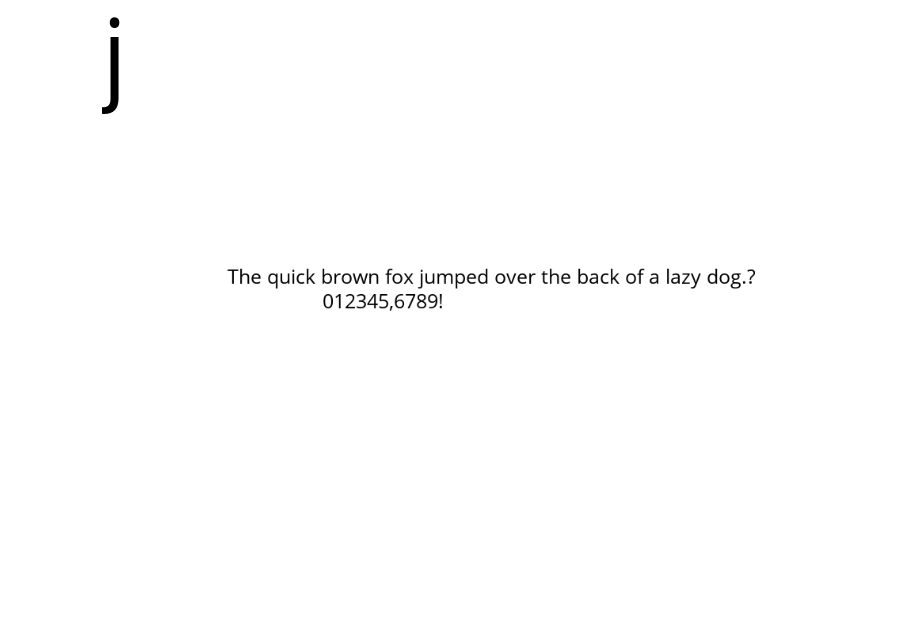
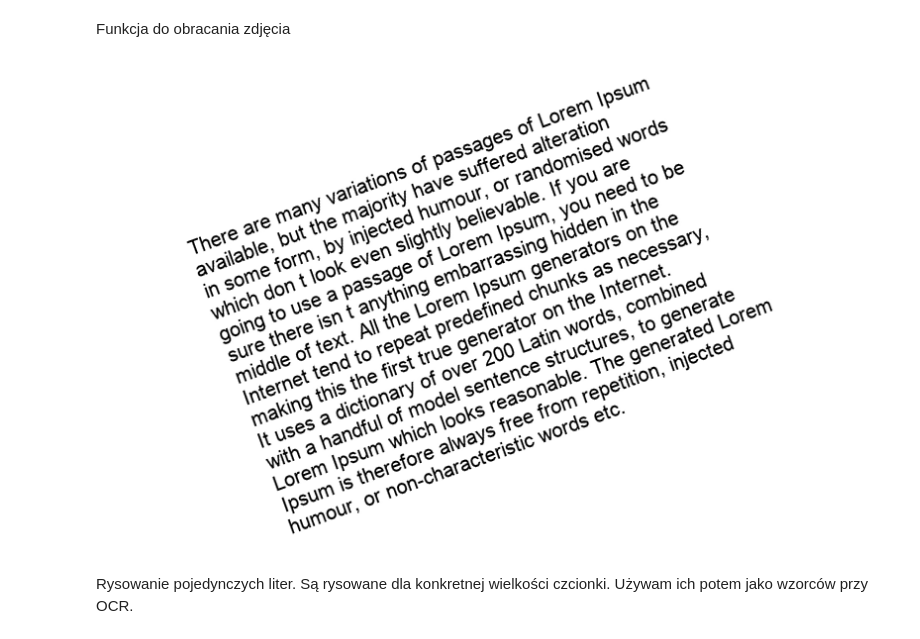
Before and after one commit to michal200292/Numericke-metody, a Jupyter notebook: lab9/zad2/OCR.ipynb, the cells around one changed output. Drawn from its saved outputs; the diff is of its cells as text; code cells hidden in the pictures; blank space fills up the shorter version.

```diff
--- a/lab9/zad2/OCR.ipynb
+++ b/lab9/zad2/OCR.ipynb
@@ -51,0 +51,2 @@ def draw_single_character(char, font_size, font='arial', show=False):
+# %%
+characters = string.ascii_uppercase + string.ascii_lowercase + string.digits + ".,?!/-~"
@@ -51,0 +55,21 @@ def draw_single_character(char, font_size, font='arial', show=False):
+# %%
+def filter_text(text):
+    return "".join(list(map(lambda x: x if x in characters or x == '\n' else " ", text)))
+# %%
+txt = '''There are many variations of passages of Lorem Ipsum
+available, but the majority have suffered alteration
+in some form, by injected humour, or randomised words
+which don't look even slightly believable. If you are
+going to use a passage of Lorem Ipsum, you need to be
+sure there isn't anything embarrassing hidden in the
+middle of text. All the Lorem Ipsum generators on the
+Internet tend to repeat predefined chunks as necessary,
+making this the first true generator on the Internet.
+It uses a dictionary of over 200 Latin words, combined
+with a handful of model sentence structures, to generate
+Lorem Ipsum which looks reasonable. The generated Lorem
+Ipsum is therefore always free from repetition, injected
+humour, or non-characteristic words etc.
+'''
+txt = filter_text(txt)
+out, f_size = draw_multiline_text(txt, size= (600, 400), font='arial', font_size=20, show=True)
@@ -52,8 +78,5 @@ def draw_single_character(char, font_size, font='arial', show=False):
+# %% [markdown]
+Funkcja do obracania zdjęcia
 # %%
 def rotate_image(img, angle):
     return img.rotate(angle, fillcolor=(255, 255, 255), resample=Image.BICUBIC)
-# %%
-char_a = draw_single_character('j', 99, font='open-sans')
-display(char_a)
-# %% [output]
-[figure, removed]
@@ -62,15 +83,4 @@ characters = string.ascii_uppercase + string.ascii_lowercase + string.digits + "
-# %%
-
-txt = '''
-The quick brown fox jumped over the back of a lazy dog.?
-                 012345,6789!
-'''
-
-# txt = txt.lower()
-txt = "".join(list(map(lambda x: x if x in characters or x == '\n' else " ", txt)))
-
-out, f_size = draw_multiline_text(txt, size= (600, 400), font='open-sans', font_size=25)
 # %%
-display(out)
+display(rotate_image(out, 20))
 # %% [output]
-[figure, old version]
+[figure, new version]
@@ -79,0 +87,3 @@ def get_all_character(font, fontsize):
+# %% [markdown]
+Rysowanie pojedynczych liter.
+Są rysowane dla konkretnej wielkości czcionki. Używam ich potem jako wzorców przy OCR.
```
Also changed, not shown: parts of 21 cells of this notebook, 3 other files.
